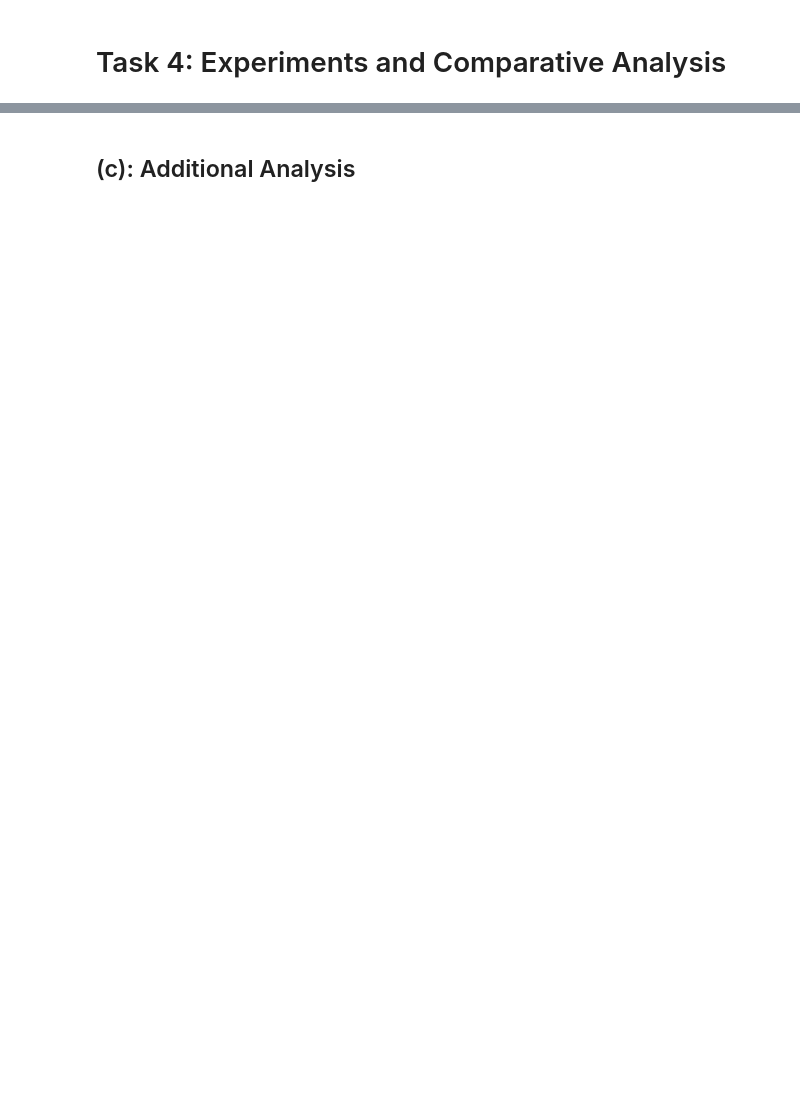
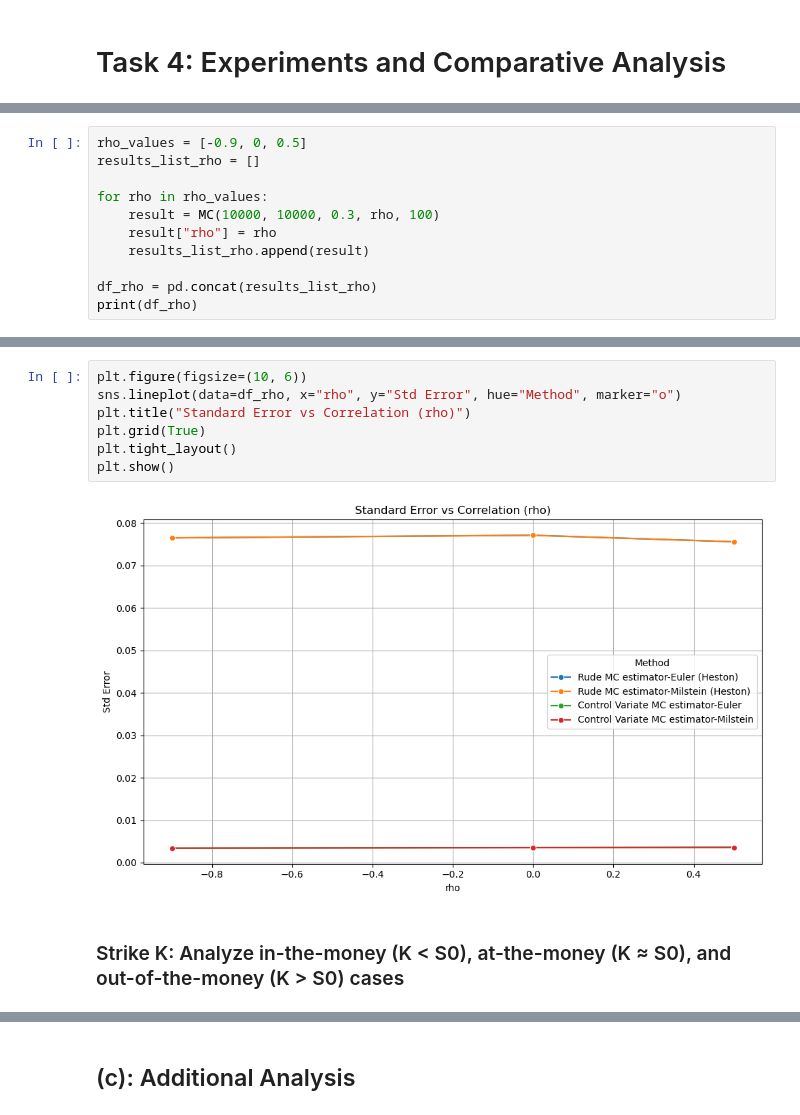
Before and after one commit to HarvestStars/cf_assignment1, a Jupyter notebook: assignment2/task2/ass2-2.ipynb, the cells around one changed output, grey strips where cells are left out. Saved outputs shown, nothing was run; the diff lists cells and outputs as text; blank space fills up the shorter version.

```diff
--- a/assignment2/task2/ass2-2.ipynb
+++ b/assignment2/task2/ass2-2.ipynb
@@ -527,0 +615,11 @@ def MC(M_values, xi, rho, K):
+# %%
+rho_values = [-0.9, 0, 0.5]
+results_list_rho = []
+
+for rho in rho_values:
+    result = MC(10000, 10000, 0.3, rho, 100)
+    result["rho"] = rho
+    results_list_rho.append(result)
+
+df_rho = pd.concat(results_list_rho)
+print(df_rho)
@@ -527,0 +640,11 @@ def MC(M_values, xi, rho, K):
+# %%
+plt.figure(figsize=(10, 6))
+sns.lineplot(data=df_rho, x="rho", y="Std Error", hue="Method", marker="o")
+plt.title("Standard Error vs Correlation (rho)")
+plt.grid(True)
+plt.tight_layout()
+plt.show()
+# %% [output]
+[figure, added]
+# %% [markdown]
+###  Strike K: Analyze in-the-money (K < S0), at-the-money (K ≈ S0), and out-of-the-money (K > S0) cases
```
Also changed, not shown: parts of 38 cells of this notebook, 5 other files.
